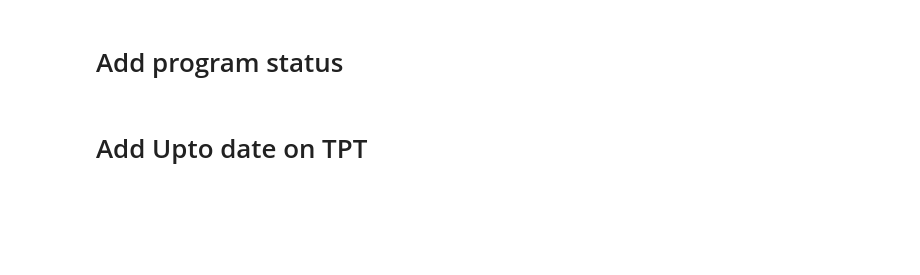
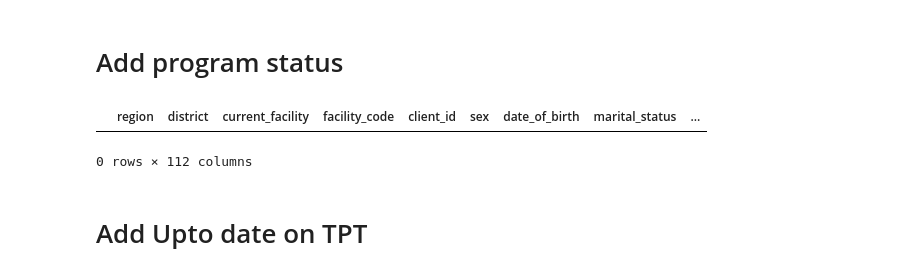
Before and after one commit to UCSF-IGHS/duft-config, a Jupyter notebook: system/data_tasks/fm_sentinel_events.ipynb, the cells around one changed output. Drawn from its saved outputs; the diff is of its cells as text; code cells hidden in the pictures; blank space fills up the shorter version.

```diff
--- a/system/data_tasks/fm_sentinel_events.ipynb
+++ b/system/data_tasks/fm_sentinel_events.ipynb
@@ -663,35 +881,38 @@ def classify_status(row):
 
     elif (pd.notna(row['patient_status']) and row['patient_status'] == 'ART Stopped'):
         return row['patient_status']
 
     elif (pd.notna(row['patient_status']) and row['patient_status'] == 'Transferred Out'):
         return row['patient_status']
 
     elif (pd.notna(row['iit_date']) and
           pd.to_datetime(row['iit_date']) > last_refresh_date and
-          (pd.notna(row['art_start_date']) or pd.notna(row['last_regimen_code']))):
+          (pd.notna(row['art_start_date']) or pd.notna(row['last_regimen']))):
         return 'Active ART'
 
     elif (pd.notna(row['iit_date']) and
           pd.to_datetime(row['iit_date']) <= last_refresh_date and
-          (pd.notna(row['art_start_date']) or pd.notna(row['last_regimen_code']))):
+          (pd.notna(row['art_start_date']) or pd.notna(row['last_regimen']))):
         return 'IIT'
 
     else:
         return None
 
 fact_sentinel_event_df['client_status'] = fact_sentinel_event_df.apply(classify_status, axis=1)
 
 fact_sentinel_event_df['tx_curr'] = fact_sentinel_event_df['client_status'].apply(
     lambda status: 'Yes' if status == 'Active ART' else 'No'
 )
 
 fact_sentinel_event_df.head()
 
 filtered_df = fact_sentinel_event_df[fact_sentinel_event_df['art_number'] == '10484-0510-87571']
 
 # Display the result
 filtered_df.head()
+# %% [output]
+|  | region | district | current_facility | facility_code | client_id | sex | date_of_birth | marital_status | ... |
+0 rows × 112 columns
 # %% [markdown]
 # Add Upto date on TPT
 # %%
```
Also changed, not shown: parts of 68 cells of this notebook, 10 other files.
